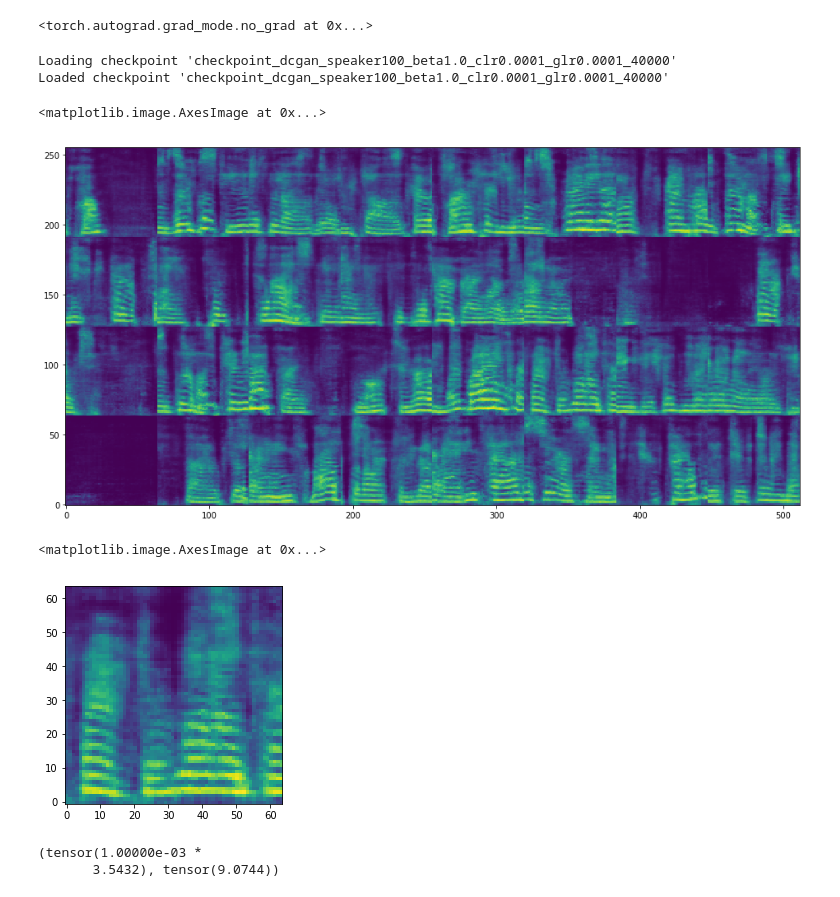
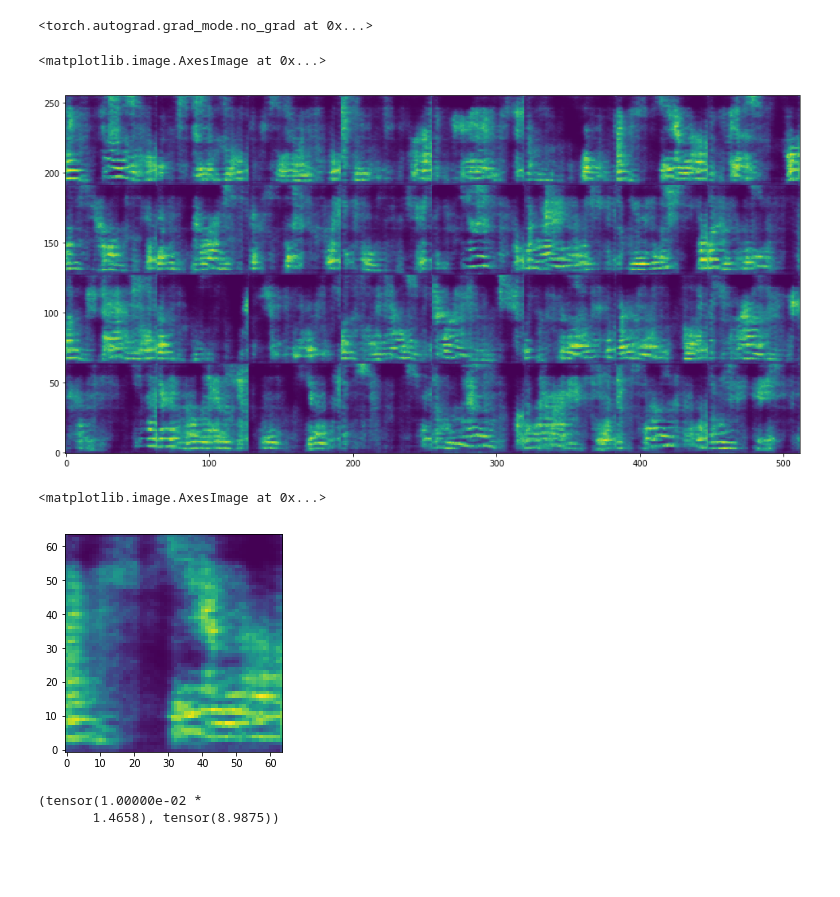
Before and after one commit to rafaelvalle/asrgen, a Jupyter notebook: gan_synthesis.ipynb, the cells around one changed output. Cells and saved outputs as stored; diff of their text form; code cells hidden in the pictures; blank space fills up the shorter version.

```diff
--- a/gan_synthesis.ipynb
+++ b/gan_synthesis.ipynb
@@ -51,7 +62,10 @@ checkpoint_path = 'checkpoint_dcgan_speaker100_beta1.0_clr0.0001_glr0.0001_40000
-# %%
-D_net, G_net = load_checkpoint(checkpoint_path, D_net, G_net)
-# %% [output]
-Loading checkpoint 'checkpoint_dcgan_speaker100_beta1.0_clr0.0001_glr0.0001_40000'
-Loaded checkpoint 'checkpoint_dcgan_speaker100_beta1.0_clr0.0001_glr0.0001_40000'
+# %%
+checkpoint_path = '/home/adlr_video_prediction.cosmos361/tts/runs/asrgen/speaker101/run_0_val_test/checkpoint_dcgan_speaker101_beta1.0_clr0.0001_grl0.0001_1000'
+checkpoint_path = '/home/adlr_video_prediction.cosmos361/tts/runs/asrgen/speaker101/run_0_noother/checkpoint_dcgan_speaker101_beta0_clr0.0001_grl0.0001_3000'
+# %%
+checkpoint_dict = torch.load(checkpoint_path, map_location='cpu')
+G_net = Generator(64)
+G_net.load_state_dict(checkpoint_dict['G_net'])
 # %%
-noise = torch.autograd.Variable(torch.randn(BATCH_SIZE, 128), volatile=True)
+noise = torch.autograd.Variable(torch.randn(BATCH_SIZE, 128))
+samples = G_net(noise)
@@ -63,23 +75,23 @@ fig, ax = plt.subplots(1, 1, figsize=(16, 8))
 ax.imshow(samples_reshape, origin='bottom', aspect='auto')
 # %% [output]
 <matplotlib.image.AxesImage at 0x...>
-[figure, old version]
+[figure, new version]
 # %%
-mel = samples[13]
+mel = samples[np.random.randint(samples.size(0))]
 plt.imshow(mel.data.cpu().numpy(), origin='bottom')
 # %% [output]
 <matplotlib.image.AxesImage at 0x...>
-[figure, old version]
+[figure, new version]
 # %%
 # scale to the range of a real mel
-audio = load_wav_to_torch('data_16khz/zcathy/cathy.wav', SAMPLING_RATE)
+audio = load_wav_to_torch('data_16khz/zljs/ljs.wav', SAMPLING_RATE)
 audio /= MAX_WAV_VALUE
 audio = audio[None, :]
 reference_mel = taco_stft.mel_spectrogram(audio)[0]
 print(reference_mel.min(), reference_mel.max())
 # %% [output]
-(tensor(1.00000e-03 *
-       3.5432), tensor(9.0744))
+(tensor(1.00000e-02 *
+       1.4658), tensor(8.9875))
 # %%
 mel -= mel.min()
 mel = mel / mel.max()
```
Also changed, not shown: parts of 7 cells of this notebook, 5 other files.
